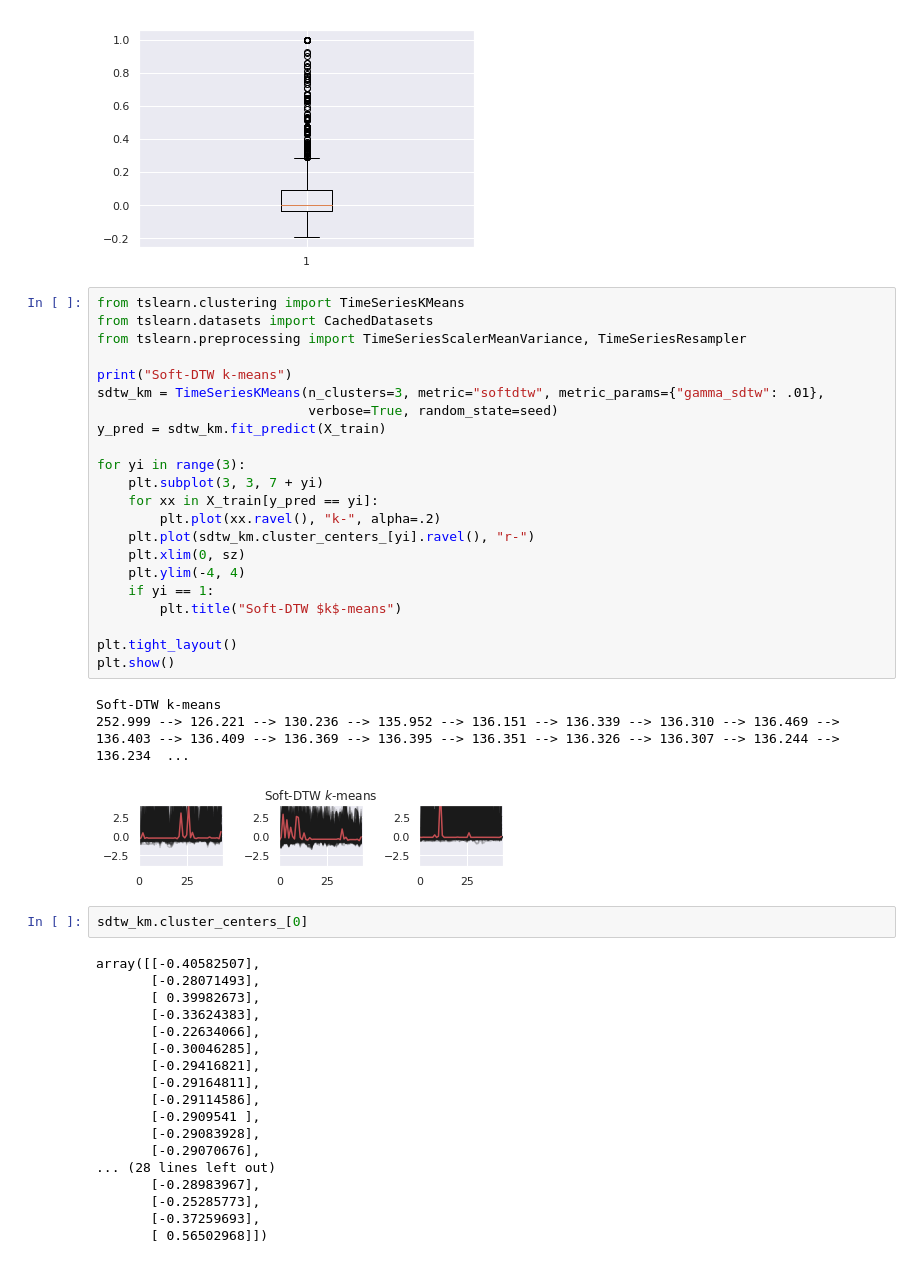
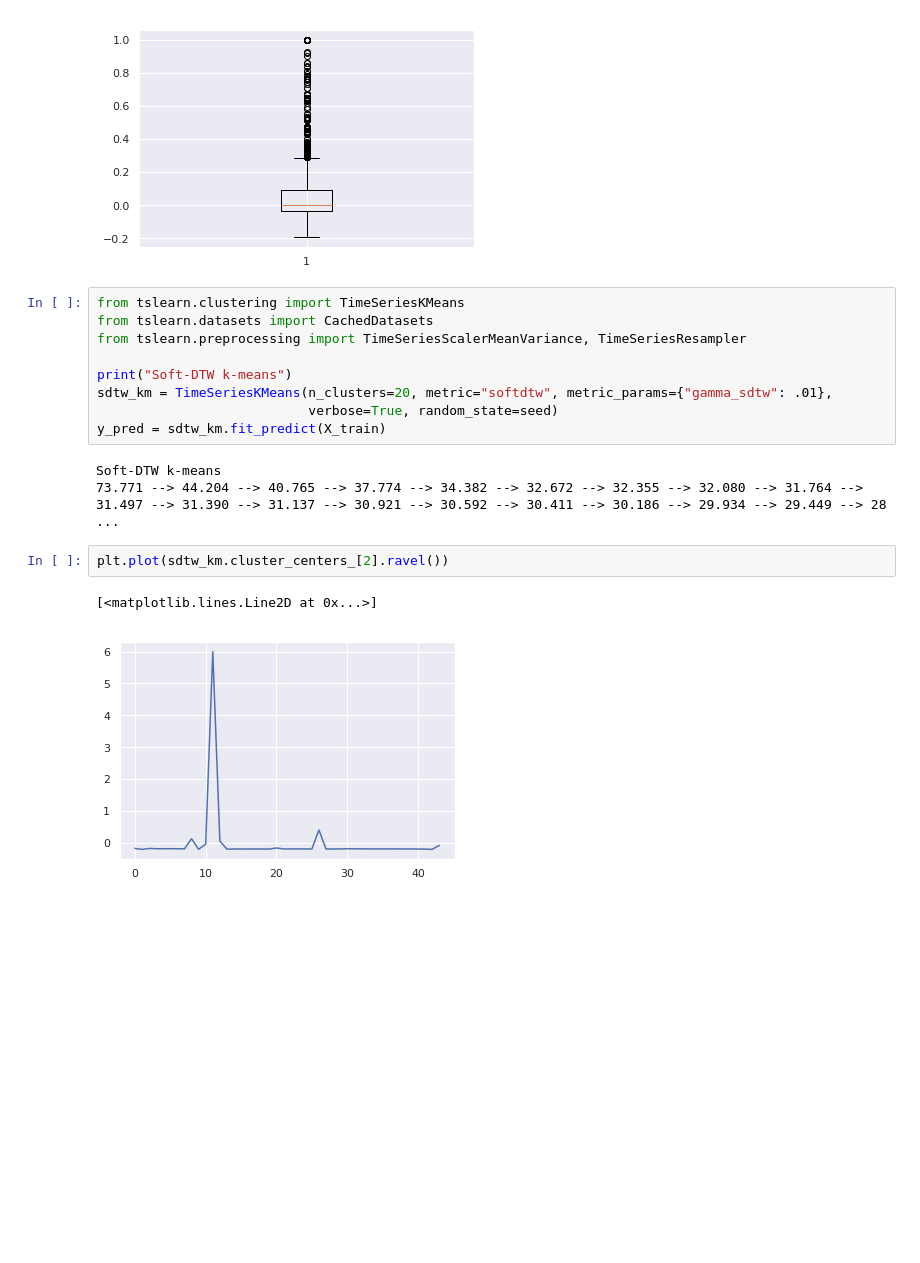
Before and after one commit to rodrigorivera/nr_clustering, a Jupyter notebook: notebooks/clustering_methods.ipynb, the cells around one changed output. Cells and saved outputs as stored; diff of their text form; blank space fills up the shorter version.

```diff
--- a/notebooks/clustering_methods.ipynb
+++ b/notebooks/clustering_methods.ipynb
@@ -203,43 +203,14 @@ from tslearn.datasets import CachedDatasets
 from tslearn.preprocessing import TimeSeriesScalerMeanVariance, TimeSeriesResampler
 
 print("Soft-DTW k-means")
-sdtw_km = TimeSeriesKMeans(n_clusters=3, metric="softdtw", metric_params={"gamma_sdtw": .01},
+sdtw_km = TimeSeriesKMeans(n_clusters=20, metric="softdtw", metric_params={"gamma_sdtw": .01},
                            verbose=True, random_state=seed)
 y_pred = sdtw_km.fit_predict(X_train)
-
-for yi in range(3):
-    plt.subplot(3, 3, 7 + yi)
-    for xx in X_train[y_pred == yi]:
-        plt.plot(xx.ravel(), "k-", alpha=.2)
-    plt.plot(sdtw_km.cluster_centers_[yi].ravel(), "r-")
-    plt.xlim(0, sz)
-    plt.ylim(-4, 4)
-    if yi == 1:
-        plt.title("Soft-DTW $k$-means")
-
-plt.tight_layout()
-plt.show()
 # %% [output]
 Soft-DTW k-means
-252.999 --> 126.221 --> 130.236 --> 135.952 --> 136.151 --> 136.339 --> 136.310 --> 136.469 --> 136.403 --> 136.409 --> 136.369 --> 136.395 --> 136.351 --> 136.326 --> 136.307 --> 136.244 --> 136.234  ...
+73.771 --> 44.204 --> 40.765 --> 37.774 --> 34.382 --> 32.672 --> 32.355 --> 32.080 --> 31.764 --> 31.497 --> 31.390 --> 31.137 --> 30.921 --> 30.592 --> 30.411 --> 30.186 --> 29.934 --> 29.449 --> 28 ...
-[figure, removed]
-# %%
-sdtw_km.cluster_centers_[0]
-# %% [output]
-array([[-0.40582507],
-       [-0.28071493],
-       [ 0.39982673],
-       [-0.33624383],
-       [-0.22634066],
-       [-0.30046285],
-       [-0.29416821],
-       [-0.29164811],
-       [-0.29114586],
-       [-0.2909541 ],
-       [-0.29083928],
-       [-0.29070676],
-... (28 lines left out)
-       [-0.28983967],
-       [-0.25285773],
-       [-0.37259693],
-       [ 0.56502968]])
+# %%
+plt.plot(sdtw_km.cluster_centers_[2].ravel())
+# %% [output]
+[<matplotlib.lines.Line2D at 0x...>]
+[figure, added]
```
Also changed, not shown: 2 other files.
